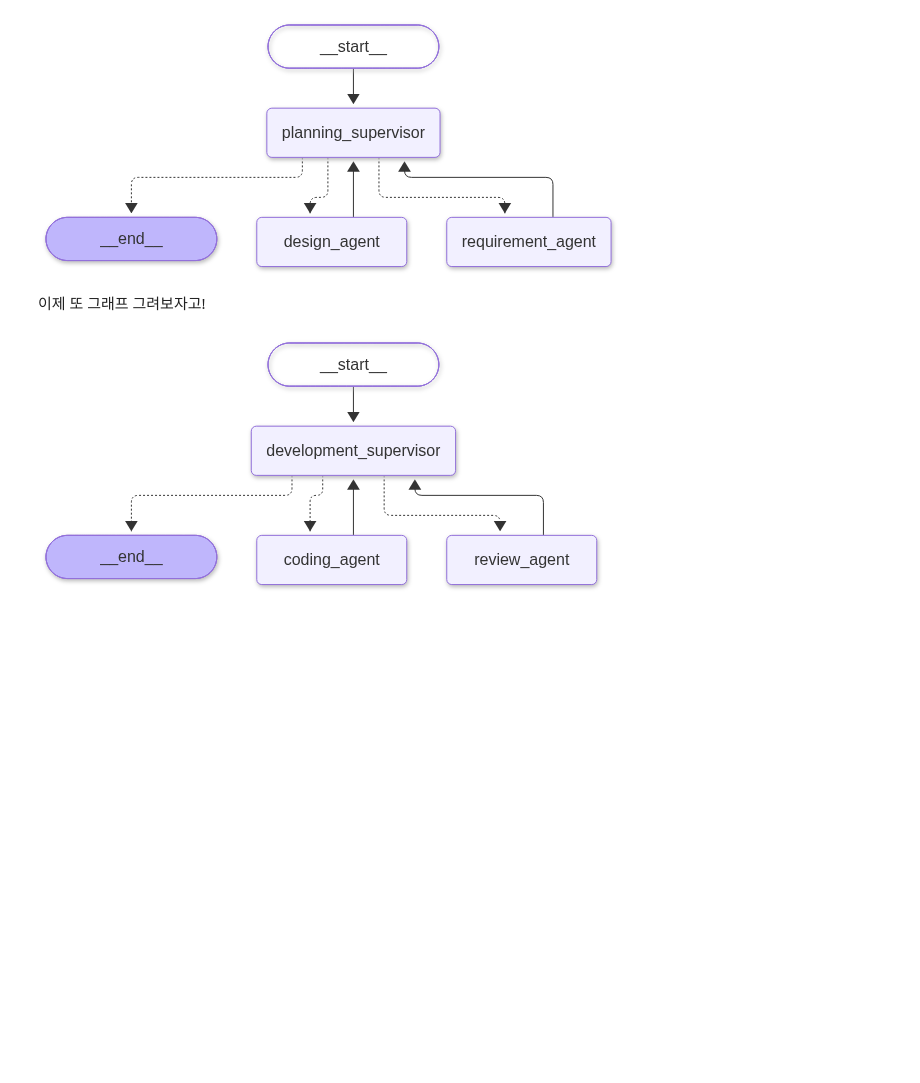
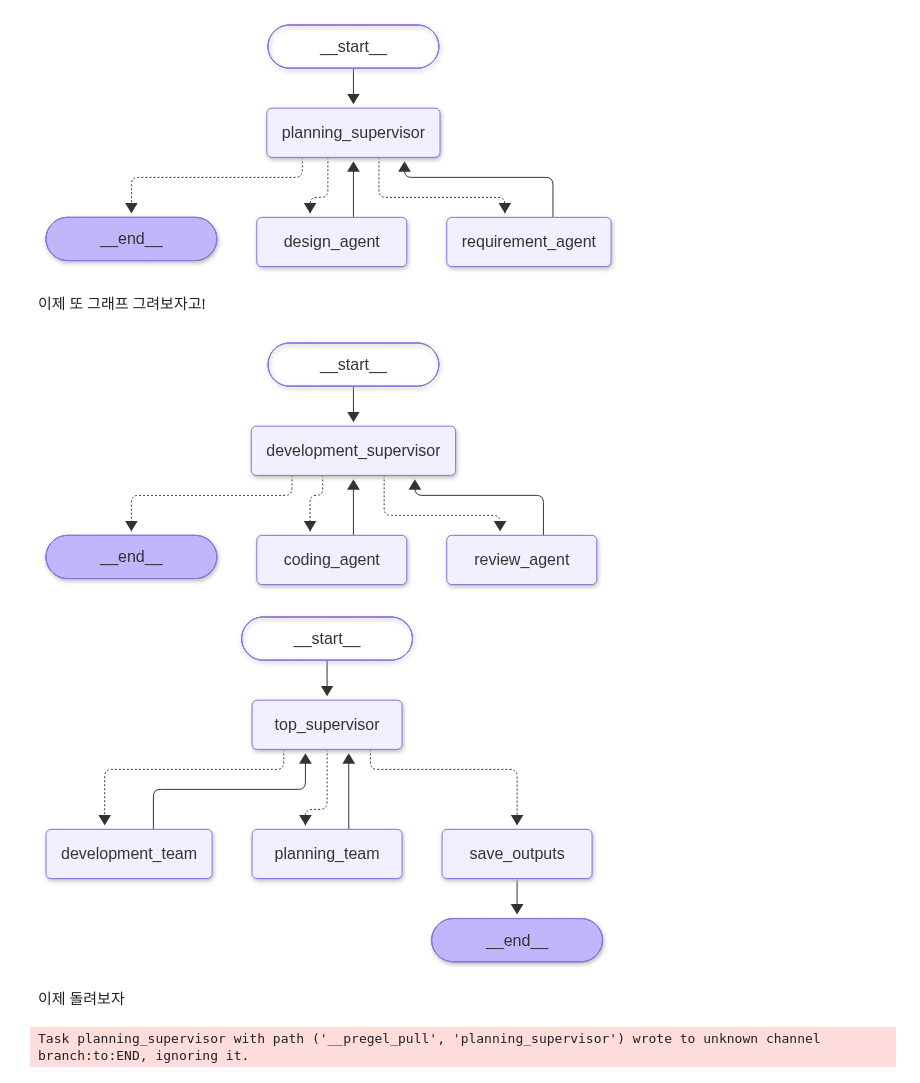
Before and after one commit to OhSeungAh2/Agent, a Jupyter notebook: 6_멀티에이전트.ipynb, the cells around one changed output. Drawn from its saved outputs; the diff is of its cells as text; code cells hidden in the pictures; blank space fills up the shorter version.

```diff
--- a/6_멀티에이전트.ipynb
+++ b/6_멀티에이전트.ipynb
@@ -844,7 +844,7 @@ load_dotenv()
 # %% [output]
 True
 # %%
-MODEL_NAME = os.getenv("OPENAI_API_KEY", "gpt-5.6-luna")
+MODEL_NAME = os.getenv("OPENAI_MODEL", "gpt-5.6-luna")
 MAX_REVISIONS = 2   # 몇 번까지 수정할지? (최초 코드 생성 포함 X)
 # %%
 # Top Supervisor가 관리하는 전체 프로젝트의 상태
@@ -1028,6 +1031,16 @@ def coding_agent(s: DevelopmentState) -> dict:
 
 # 코드 리뷰수행 에이전트
 def review_agent(s: DevelopmentState) -> dict:
+    # 코드 문법 검사
+    try:
+        ast.parse(s["code"])
+    except SyntaxError as exc:
+        return{
+            "approved": False,
+            "reviewed": True,
+            "review": f"문법 검사 실패: {exc.msg} (line {exc.lineno})"
+        }
+
     result = get_review_llm().invoke([
         (
             "system",
@@ -1074,0 +1136,28 @@ development_graph
+# %%
+top_builder = StateGraph(ProjectState)
+
+top_builder.add_node("top_supervisor", top_supervisor)
+top_builder.add_node("planning_team", run_planning)
+top_builder.add_node("development_team", run_development)
+top_builder.add_node("save_outputs", save_outputs)
+
+top_builder.add_edge(START, "top_supervisor")
+top_builder.add_edge("planning_team", "top_supervisor")
+top_builder.add_edge("development_team", "top_supervisor")
+top_builder.add_edge("save_outputs", END)
+
+graph = top_builder.compile()
+graph
+# %% [output]
+[figure, added]
+# %% [markdown]
+이제 돌려보자
+# %%
+USER_REQUEST = ("학생 성적 관리 프로그램을 만들어줘. 학생 이름과 점수를 등록할 수 있고 전체 학생 목록 조회, 평균 점수 계산, 최고 점수 학생 조회 기능이 필요해")
+
+result = graph.invoke(
+    {"request": USER_REQUEST, "revision_count": 0,},
+    config={"recursion_limit": 20}
+)
+# %% [output]
+Task planning_supervisor with path ('__pregel_pull', 'planning_supervisor') wrote to unknown channel branch:to:END, ignoring it.
```
Also changed, not shown: parts of 3 cells of this notebook, 4 other files.
